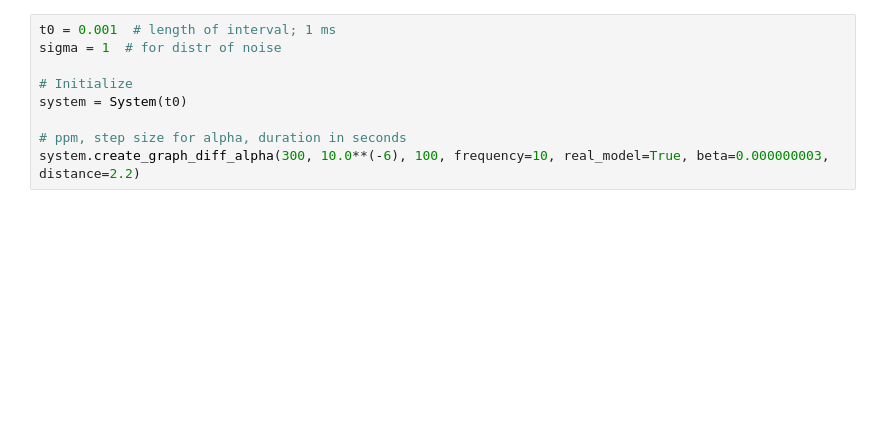
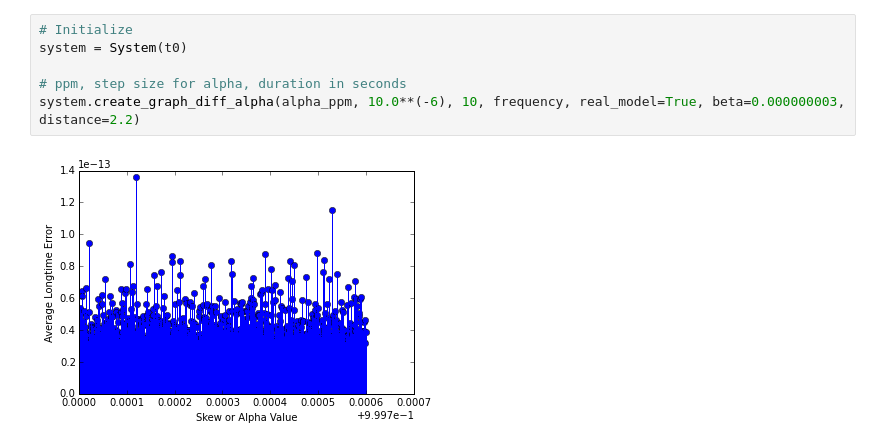
Before and after one commit to vasukiswamy/cs268project, a Jupyter notebook: Clock Synch Simulation.ipynb, the cells around one changed output. Drawn from its saved outputs; the diff is of its cells as text; blank space fills up the shorter version.

```diff
--- a/Clock Synch Simulation.ipynb
+++ b/Clock Synch Simulation.ipynb
@@ -265,9 +346,8 @@ system.create_graph_diff_alpha(300, 10.0**(-6), 100, frequency=10, real_model=Fa
 # %%
-t0 = 0.001  # length of interval; 1 ms
-sigma = 1  # for distr of noise
-
 # Initialize
 system = System(t0)
 
 # ppm, step size for alpha, duration in seconds
-system.create_graph_diff_alpha(300, 10.0**(-6), 100, frequency=10, real_model=True, beta=0.000000003, distance=2.2)
+system.create_graph_diff_alpha(alpha_ppm, 10.0**(-6), 10, frequency, real_model=True, beta=0.000000003, distance=2.2)
+# %% [output]
+[figure, added]
```
Also changed, not shown: parts of 7 cells of this notebook.
